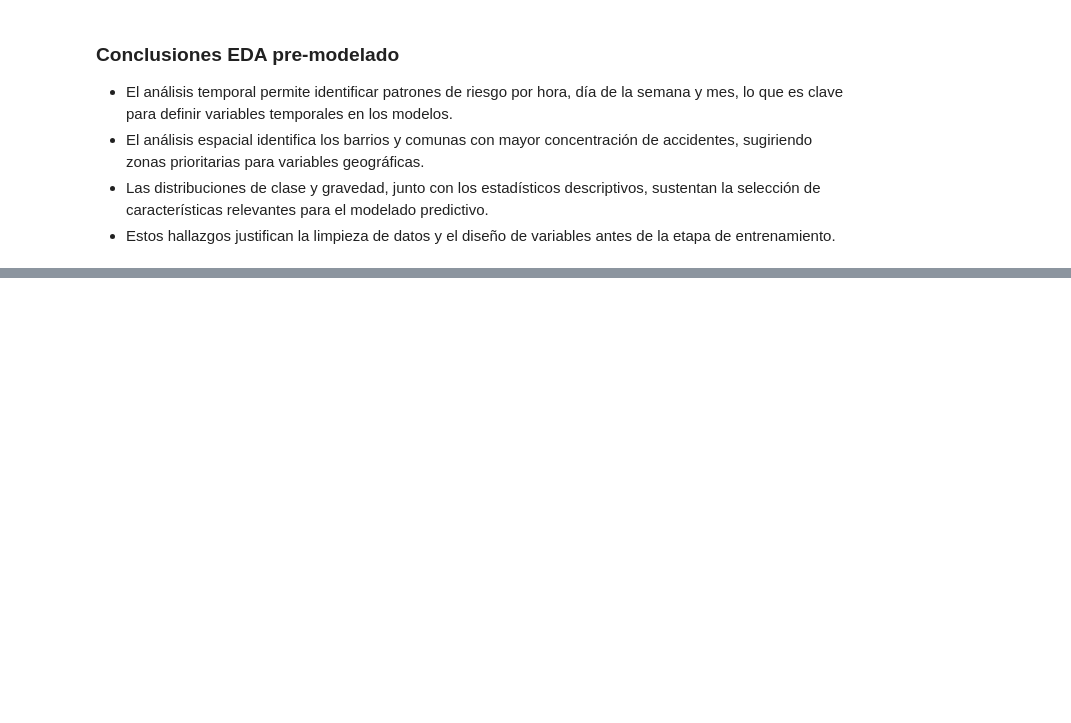
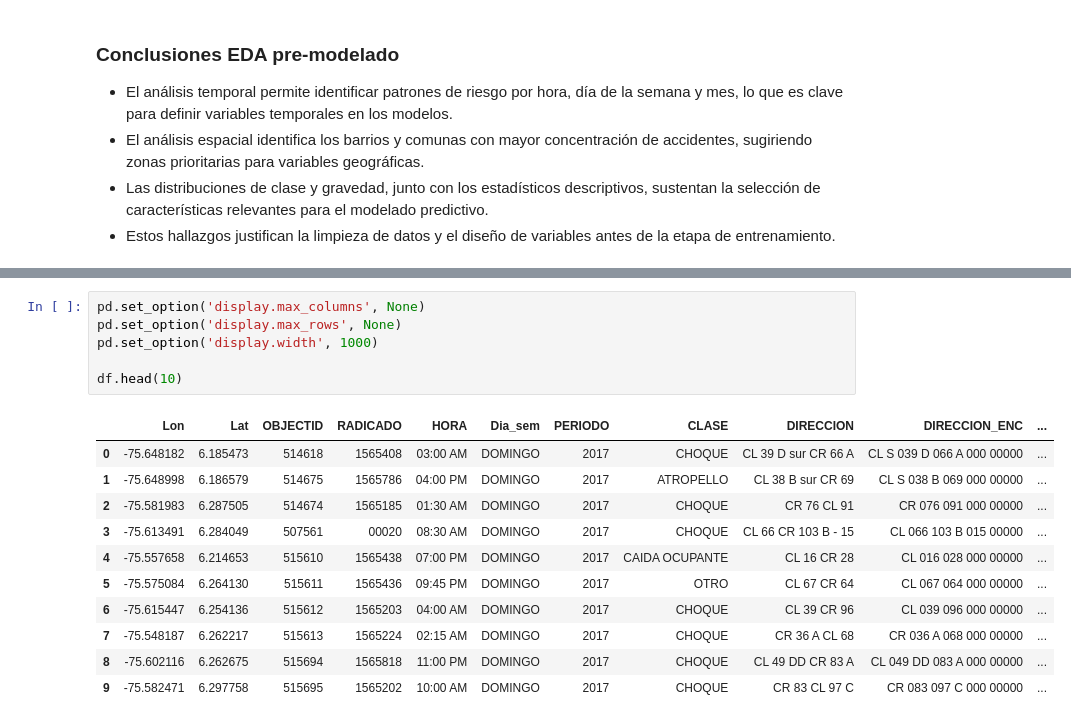
Before and after one commit to juanvilla23/AprendizajeMaquina, a Jupyter notebook: EDA/eda_accidentes_agg.ipynb, the cells around one changed output, grey strips where cells are left out. Saved outputs shown, nothing was run; the diff lists cells and outputs as text; blank space fills up the shorter version.

```diff
--- a/EDA/eda_accidentes_agg.ipynb
+++ b/EDA/eda_accidentes_agg.ipynb
@@ -261,0 +391,18 @@ Name: count, dtype: int64
+# %%
+pd.set_option('display.max_columns', None)
+pd.set_option('display.max_rows', None)
+pd.set_option('display.width', 1000)
+
+df.head(10)
+# %% [output]
+|  | Lon | Lat | OBJECTID | RADICADO | HORA | Dia_sem | PERIODO | CLASE | DIRECCION | DIRECCION_ENC | ... |
+| 0 | -75.648182 | 6.185473 | 514618 | 1565408 | 03:00 AM | DOMINGO | 2017 | CHOQUE | CL 39 D sur CR 66 A | CL S 039 D 066 A 000 00000 | ... |
+| 1 | -75.648998 | 6.186579 | 514675 | 1565786 | 04:00 PM | DOMINGO | 2017 | ATROPELLO | CL 38 B sur CR 69 | CL S 038 B 069 000 00000 | ... |
+| 2 | -75.581983 | 6.287505 | 514674 | 1565185 | 01:30 AM | DOMINGO | 2017 | CHOQUE | CR 76 CL 91 | CR 076 091 000 00000 | ... |
+| 3 | -75.613491 | 6.284049 | 507561 | 00020 | 08:30 AM | DOMINGO | 2017 | CHOQUE | CL 66 CR 103 B - 15 | CL 066 103 B 015 00000 | ... |
+| 4 | -75.557658 | 6.214653 | 515610 | 1565438 | 07:00 PM | DOMINGO | 2017 | CAIDA OCUPANTE | CL 16 CR 28 | CL 016 028 000 00000 | ... |
+| 5 | -75.575084 | 6.264130 | 515611 | 1565436 | 09:45 PM | DOMINGO | 2017 | OTRO | CL 67 CR 64 | CL 067 064 000 00000 | ... |
+| 6 | -75.615447 | 6.254136 | 515612 | 1565203 | 04:00 AM | DOMINGO | 2017 | CHOQUE | CL 39 CR 96 | CL 039 096 000 00000 | ... |
+| 7 | -75.548187 | 6.262217 | 515613 | 1565224 | 02:15 AM | DOMINGO | 2017 | CHOQUE | CR 36 A CL 68 | CR 036 A 068 000 00000 | ... |
+| 8 | -75.602116 | 6.262675 | 515694 | 1565818 | 11:00 PM | DOMINGO | 2017 | CHOQUE | CL 49 DD CR 83 A | CL 049 DD 083 A 000 00000 | ... |
+| 9 | -75.582471 | 6.297758 | 515695 | 1565202 | 10:00 AM | DOMINGO | 2017 | CHOQUE | CR 83 CL 97 C | CR 083 097 C 000 00000 | ... |
```
Also changed, not shown: parts of 9 cells of this notebook.
